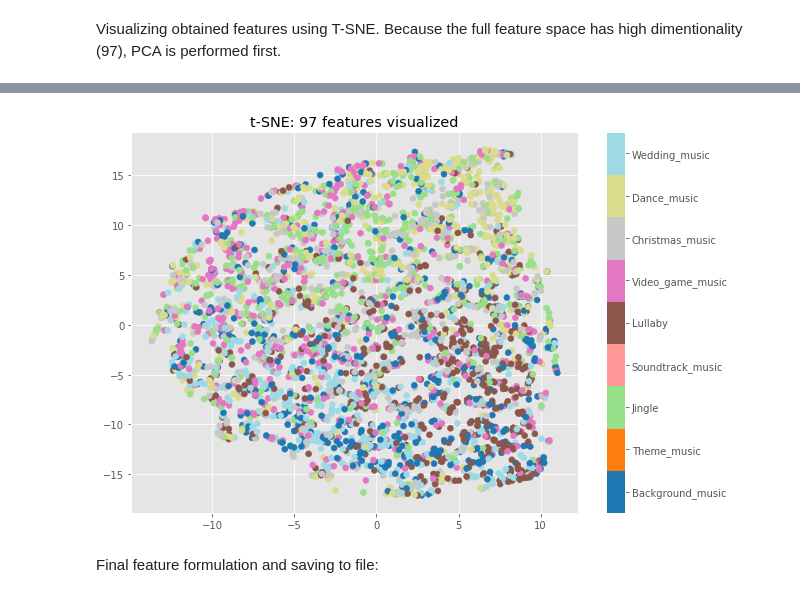
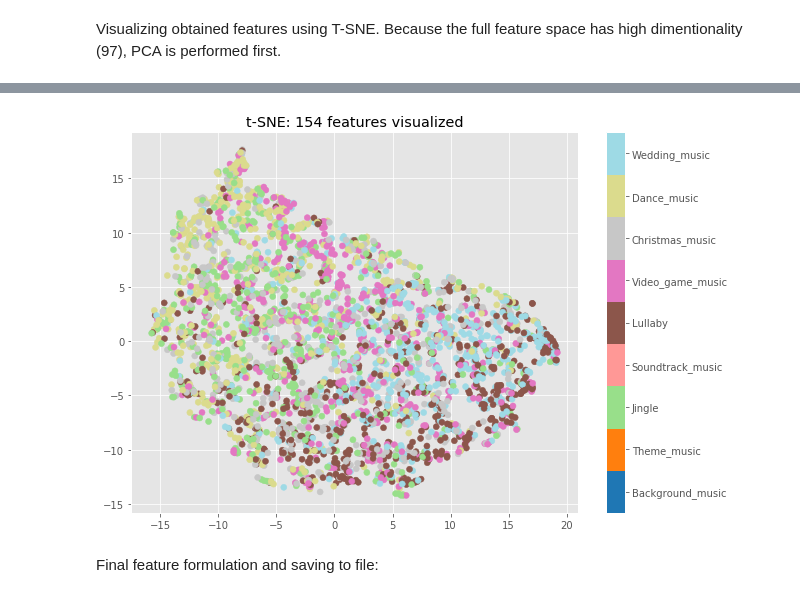
Before and after one commit to jonasgerne/audioset-role, a Jupyter notebook: 4.2 feature_extraction and visualization.ipynb, the cells around one changed output, grey strips where cells are left out. Cells and saved outputs as stored; diff of their text form; code cells hidden in the pictures.

```diff
--- a/4.2 feature_extraction and visualization.ipynb
+++ b/4.2 feature_extraction and visualization.ipynb
@@ -43,7 +43,7 @@ col_names = ['file_name', 'signal_mean', 'signal_std', 'signal_skew', 'signal_ku
             ['spectral_rolloff_mean', 'spectral_rolloff_std'] + \
             ['mfccs_' + str(i+1) + '_mean' for i in range(20 * num_win)] + \
             ['mfccs_' + str(i+1) + '_std' for i in range(20 * num_win)] + \
-            ['chroma_stft_' + str(i+1) + '_mean' for i in range(12 * num_win)] + \
+            ['chroma_stft_' + str(i+1) + '_mean' for i in range(12)] + \
             ['chroma_stft_' + str(i+1) + '_std' for i in range(12 * num_win)]
 
 df = pd.DataFrame(columns=col_names)
@@ -189,19 +209,19 @@ Wall time: 16.9 s
 # %%
 df_tsne = df.copy()
 df_tsne['x-tsne'] = tsne_results[:,0]
 df_tsne['y-tsne'] = tsne_results[:,1]
 
 plt.figure(figsize=(10,7))
-plt.title('t-SNE: 97 features visualized')  # using ' + str(n_comp) + ' PCA components'
+plt.title('t-SNE: 154 features visualized')  # using ' + str(n_comp) + ' PCA components'
 plot = plt.scatter(df_tsne['x-tsne'], df_tsne['y-tsne'], c=df_tsne['label'], cmap=plt.cm.get_cmap("tab20", 9))
 cbar = plt.colorbar(ticks=range(9))
 cbar.set_ticklabels(list(label_dict.keys()))
 
 plt.clim(-0.5, 8.5)
 
 plt.show()
 # %% [output]
-[figure, old version]
+[figure, new version]
 # %% [markdown]
 Final feature formulation and saving to file:
 # %%
```
Also changed, not shown: parts of 4 cells of this notebook, 34 other files.
